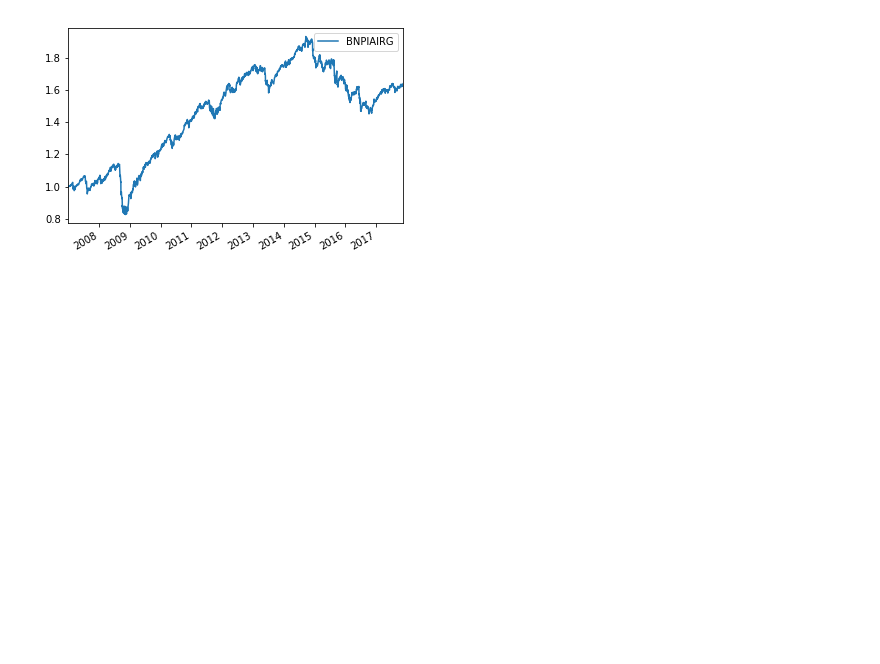
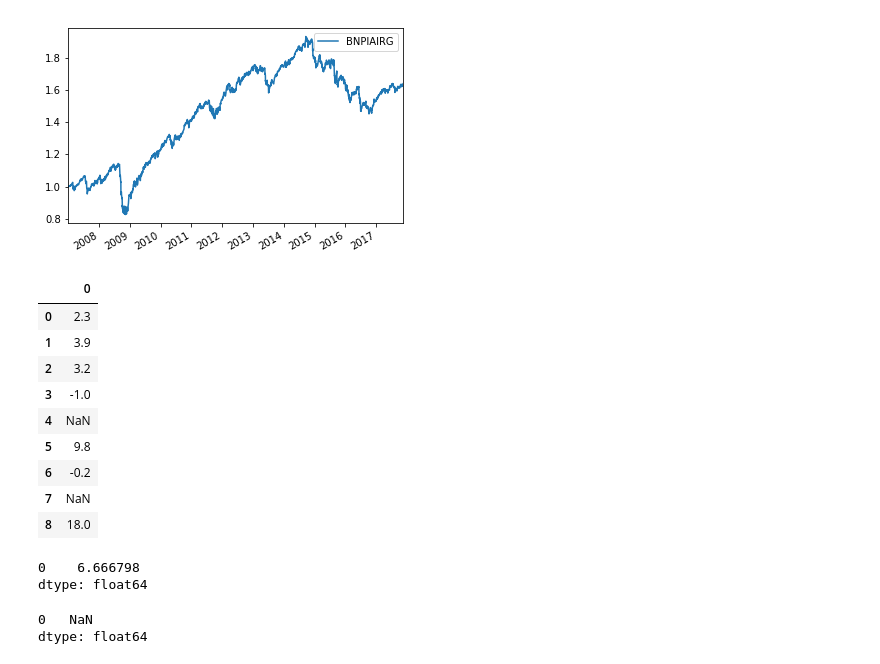
Before and after one commit to gwigniolle/Hedge-Fund-Replication, a Jupyter notebook: Data processing.ipynb, the cells around one changed output. Cells and saved outputs as stored; diff of their text form; code cells hidden in the pictures; blank space fills up the shorter version.

```diff
--- a/Data processing.ipynb
+++ b/Data processing.ipynb
@@ -46,3 +46,27 @@ AIR_ER_GBP.plot()
 # %% [output]
 <matplotlib.axes._subplots.AxesSubplot at 0x...>
 [figure]
+# %%
+df =pd.DataFrame([2.3,3.9,3.2,-1,np.nan,9.8,-0.2,np.nan,18])
+df
+# %% [output]
+|  | 0 |
+| 0 | 2.3 |
+| 1 | 3.9 |
+| 2 | 3.2 |
+| 3 | -1.0 |
+| 4 | NaN |
+| 5 | 9.8 |
+| 6 | -0.2 |
+| 7 | NaN |
+| 8 | 18.0 |
+# %%
+df.std()
+# %% [output]
+0    6.666798
+dtype: float64
+# %%
+df.std(skipna=False)
+# %% [output]
+0   NaN
+dtype: float64
```
Also changed, not shown: parts of 2 cells of this notebook, 3 other files.
